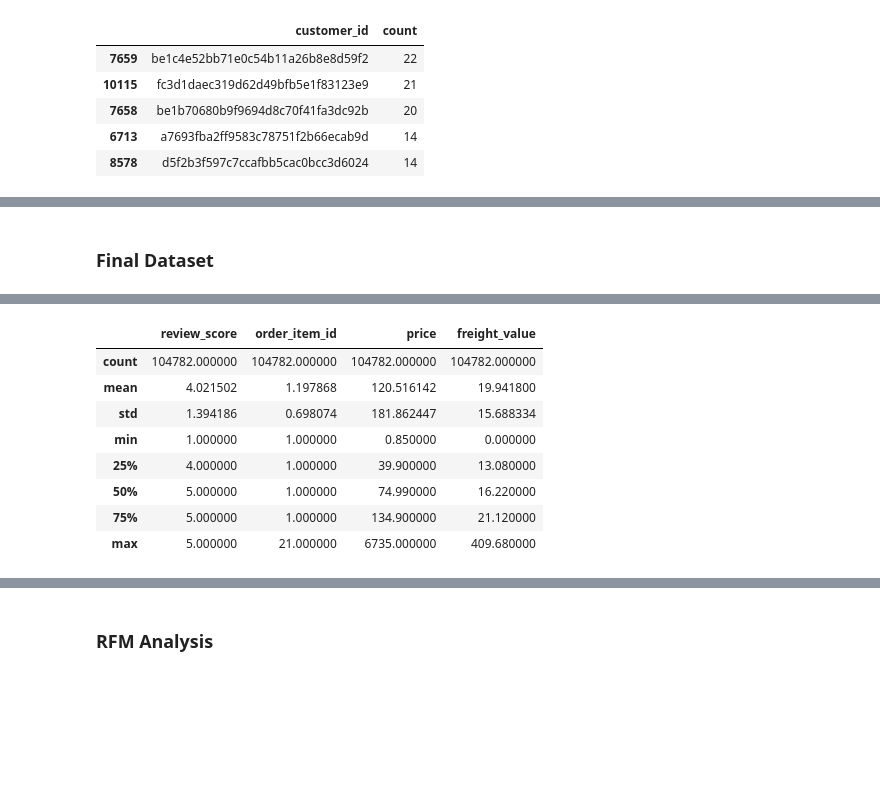
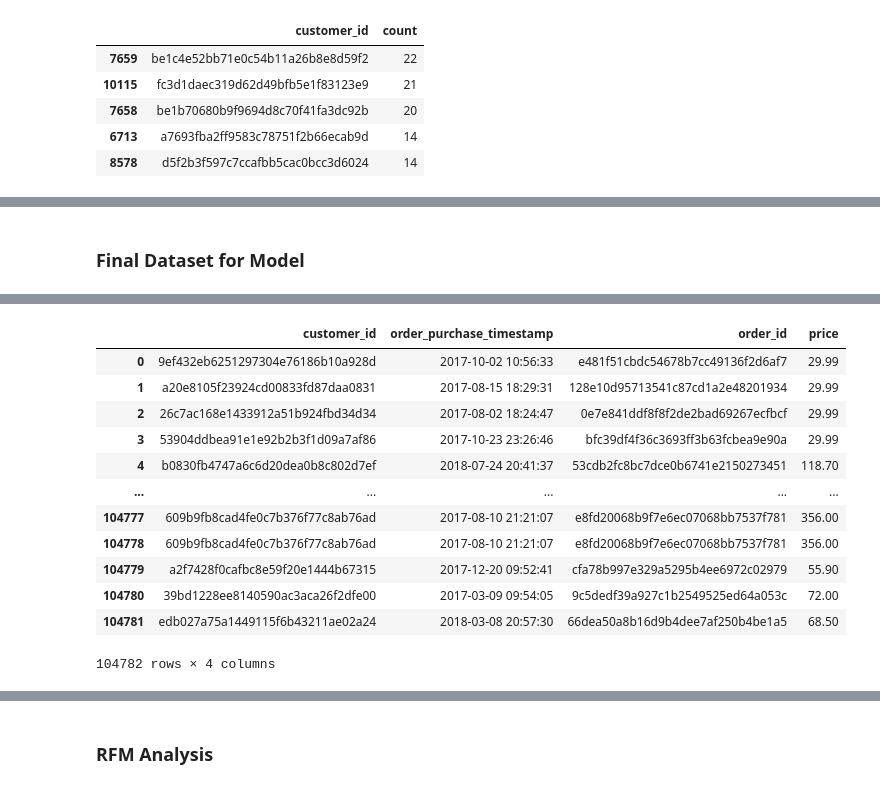
Before and after one commit to cableredi/Customer-Segmentation, a Jupyter notebook: Customer-Segmentation.ipynb, the cells around one changed output, grey strips where cells are left out. Cells and saved outputs as stored; diff of their text form; code cells hidden in the pictures; blank space fills up the shorter version.

```diff
--- a/Customer-Segmentation.ipynb
+++ b/Customer-Segmentation.ipynb
@@ -1320,7 +1361,7 @@ bottom_10_customers_df[['customer_id', 'review_score', 'order_status', 'price',
 | 102470 | fc3d1daec319d62d49bfb5e1f83123e9 | 1 | delivered | 1.20 | 7.89 | health_beauty | ... |
 | 102724 | 9eb3d566e87289dcb0acf28e1407c839 | 1 | delivered | 5.31 | 15.23 | housewares | ... |
 # %% [markdown]
-### Final Dataset
+### Final Dataset for Model
 # %%
 olist_df.head()
 # %% [output]
@@ -1331,14 +1372,19 @@ olist_df.head()
 | 3 | bfc39df4f36c3693ff3b63fcbea9e90a | 53904ddbea91e1e92b2b3f1d09a7af86 | delivered | 2017-10-23 23:26:46 | 2017-10-25 02:14:11 | 2017-10-27 16:48:46 | ... |
 | 4 | 53cdb2fc8bc7dce0b6741e2150273451 | b0830fb4747a6c6d20dea0b8c802d7ef | delivered | 2018-07-24 20:41:37 | 2018-07-26 03:24:27 | 2018-07-26 14:31:00 | ... |
 # %%
-olist_df.describe()
+olist_df_model = olist_df[['customer_id', 'order_purchase_timestamp', 'order_id', 'price']]
+olist_df_model
 # %% [output]
-|  | review_score | order_item_id | price | freight_value |
-| count | 104782.000000 | 104782.000000 | 104782.000000 | 104782.000000 |
-| mean | 4.021502 | 1.197868 | 120.516142 | 19.941800 |
-| std | 1.394186 | 0.698074 | 181.862447 | 15.688334 |
-| min | 1.000000 | 1.000000 | 0.850000 | 0.000000 |
-| 25% | 4.000000 | 1.000000 | 39.900000 | 13.080000 |
-| 50% | 5.000000 | 1.000000 | 74.990000 | 16.220000 |
-| 75% | 5.000000 | 1.000000 | 134.900000 | 21.120000 |
-| max | 5.000000 | 21.000000 | 6735.000000 | 409.680000 |
+|  | customer_id | order_purchase_timestamp | order_id | price |
+| 0 | 9ef432eb6251297304e76186b10a928d | 2017-10-02 10:56:33 | e481f51cbdc54678b7cc49136f2d6af7 | 29.99 |
+| 1 | a20e8105f23924cd00833fd87daa0831 | 2017-08-15 18:29:31 | 128e10d95713541c87cd1a2e48201934 | 29.99 |
+| 2 | 26c7ac168e1433912a51b924fbd34d34 | 2017-08-02 18:24:47 | 0e7e841ddf8f8f2de2bad69267ecfbcf | 29.99 |
+| 3 | 53904ddbea91e1e92b2b3f1d09a7af86 | 2017-10-23 23:26:46 | bfc39df4f36c3693ff3b63fcbea9e90a | 29.99 |
+| 4 | b0830fb4747a6c6d20dea0b8c802d7ef | 2018-07-24 20:41:37 | 53cdb2fc8bc7dce0b6741e2150273451 | 118.70 |
+| ... | ... | ... | ... | ... |
+| 104777 | 609b9fb8cad4fe0c7b376f77c8ab76ad | 2017-08-10 21:21:07 | e8fd20068b9f7e6ec07068bb7537f781 | 356.00 |
+| 104778 | 609b9fb8cad4fe0c7b376f77c8ab76ad | 2017-08-10 21:21:07 | e8fd20068b9f7e6ec07068bb7537f781 | 356.00 |
+| 104779 | a2f7428f0cafbc8e59f20e1444b67315 | 2017-12-20 09:52:41 | cfa78b997e329a5295b4ee6972c02979 | 55.90 |
+| 104780 | 39bd1228ee8140590ac3aca26f2dfe00 | 2017-03-09 09:54:05 | 9c5dedf39a927c1b2549525ed64a053c | 72.00 |
+| 104781 | edb027a75a1449115f6b43211ae02a24 | 2018-03-08 20:57:30 | 66dea50a8b16d9b4dee7af250b4be1a5 | 68.50 |
+104782 rows × 4 columns
```
Also changed, not shown: parts of 55 cells of this notebook.
